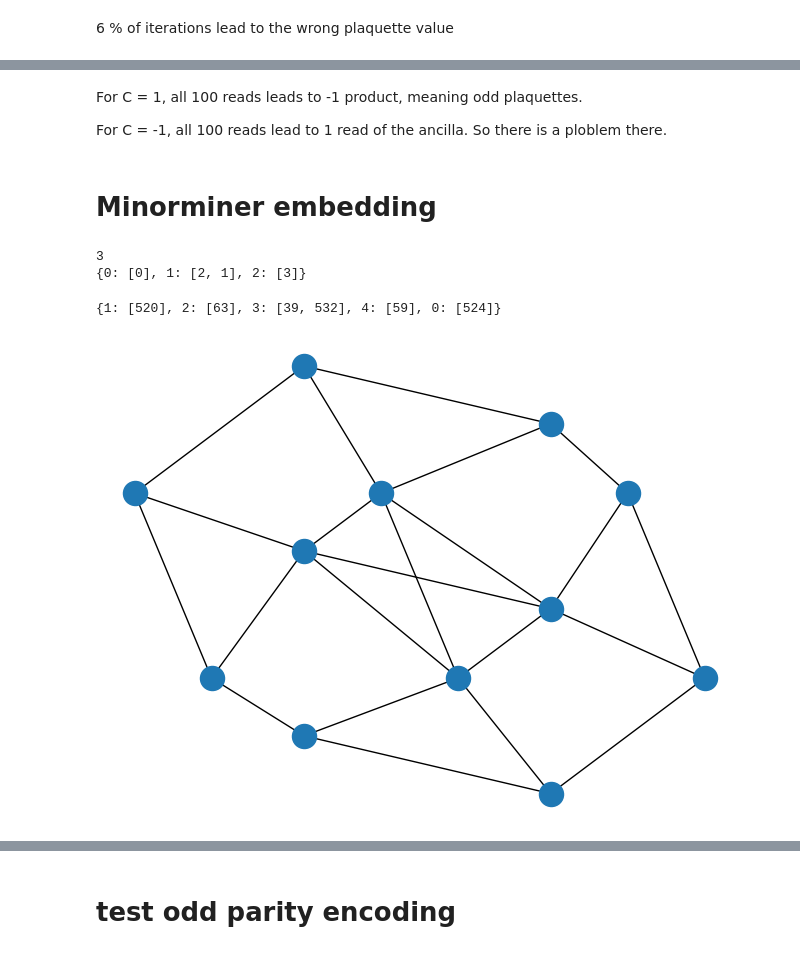
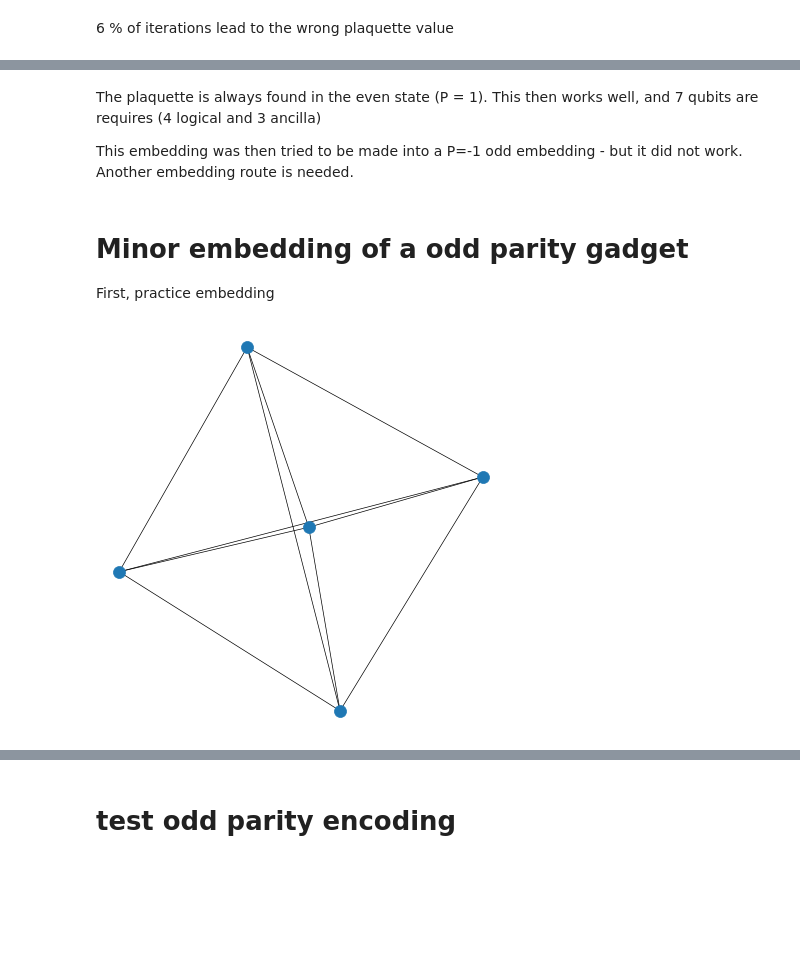
Before and after one commit to vdrouint/d-wave-other, a Jupyter notebook: zephyr-gauge-model.ipynb, the cells around one changed output, grey strips where cells are left out. Drawn from its saved outputs; the diff is of its cells as text; code cells hidden in the pictures; blank space fills up the shorter version.

```diff
--- a/zephyr-gauge-model.ipynb
+++ b/zephyr-gauge-model.ipynb
@@ -368,37 +193,22 @@ Number of cases where ancilla read != Prod of sigma z on the plaquette:  0.52
-# %% [markdown]
-For C = 1, all 100 reads leads to -1 product, meaning odd plaquettes.
-
-For C = -1, all 100 reads lead to 1 read of the ancilla. So there is a ploblem there.
-# %% [markdown]
-# Minorminer embedding
-# %%
-from minorminer import find_embedding
-
-# A triangle is a minor of a square.
-triangle = [(0, 1), (1, 2), (2, 0)]
-square = [(0, 1), (1, 2), (2, 3), (3, 0)]
-
-# Find an assignment of sets of square variables to the triangle variables
-embedding = find_embedding(triangle, square, random_seed=10)
-print(len(embedding))  # 3, one set for each variable in the triangle
-print(embedding)
-# %% [output]
-3
-{0: [0], 1: [2, 1], 2: [3]}
+# %% [markdown]
+The plaquette is always found in the even state (P = 1). This then works well, and 7 qubits are requires (4 logical and 3 ancilla)
+
+This embedding was then tried to be made into a P=-1 odd embedding - but it did not work. Another embedding route is needed.
+# %% [markdown]
+# Minor embedding of a odd parity gadget
+
+First, practice embedding
 # %%
 import networkx as nx
 import dwave_networkx as dnx
 import minorminer.layout as mml
+from minorminer import find_embedding
 
+#a simple test graph
 #grid_graph = nx.generators.lattice.grid_2d_graph(3, 3)
 test_graph = [(1,2), (1,3), (1,4), (1,0), (2,3), (2,4), (2,0), (3,4), (3,0), (4,0)]
-C = dnx.zephyr_graph(4)
-
-embedding = mml.find_embedding(test_graph, C)
-print(embedding)
+#show the embedding graph
+G=nx.from_edgelist(test_graph)
+nx.draw(G)
 # %% [output]
-{1: [520], 2: [63], 3: [39, 532], 4: [59], 0: [524]}
+[figure, added]
-# %%
-dnx.draw_zephyr(C)
-# %% [output]
-[figure, removed]
```
Also changed, not shown: parts of 40 cells of this notebook, 1 other file.
